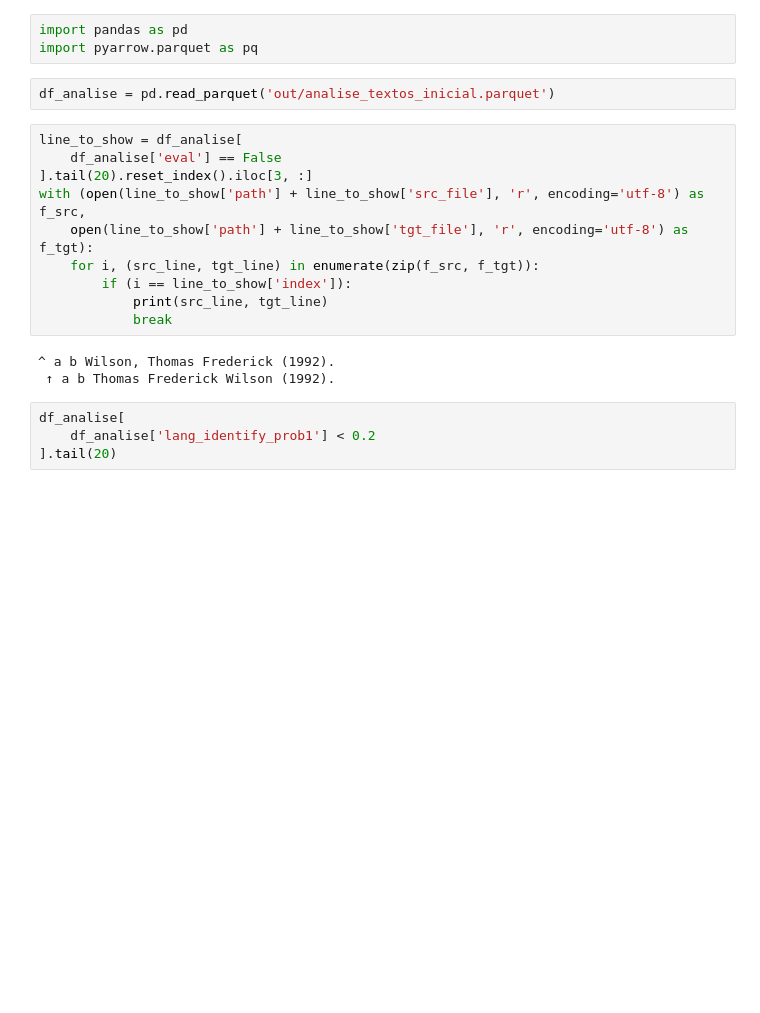
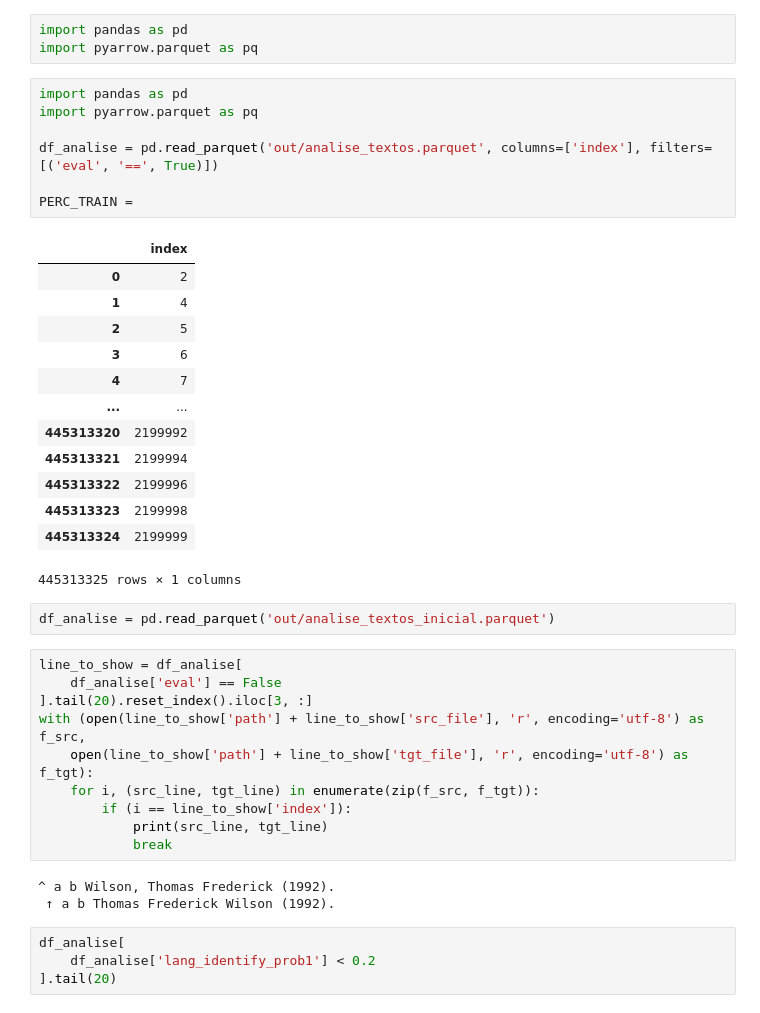
Before and after one commit to vicent-h/datasets-prep, a Jupyter notebook: reading_analise.ipynb, the cells around one changed output. Cells and saved outputs as stored; diff of their text form; blank space fills up the shorter version.

```diff
--- a/reading_analise.ipynb
+++ b/reading_analise.ipynb
@@ -1,6 +1,27 @@
 # %%
 import pandas as pd
 import pyarrow.parquet as pq
+# %%
+import pandas as pd
+import pyarrow.parquet as pq
+
+df_analise = pd.read_parquet('out/analise_textos.parquet', columns=['index'], filters=[('eval', '==', True)])
+
+PERC_TRAIN =
+# %% [output]
+|  | index |
+| 0 | 2 |
+| 1 | 4 |
+| 2 | 5 |
+| 3 | 6 |
+| 4 | 7 |
+| ... | ... |
+| 445313320 | 2199992 |
+| 445313321 | 2199994 |
+| 445313322 | 2199996 |
+| 445313323 | 2199998 |
+| 445313324 | 2199999 |
+445313325 rows × 1 columns
 # %%
 df_analise = pd.read_parquet('out/analise_textos_inicial.parquet')
 # %%
```
Also changed, not shown: 1 other file.
